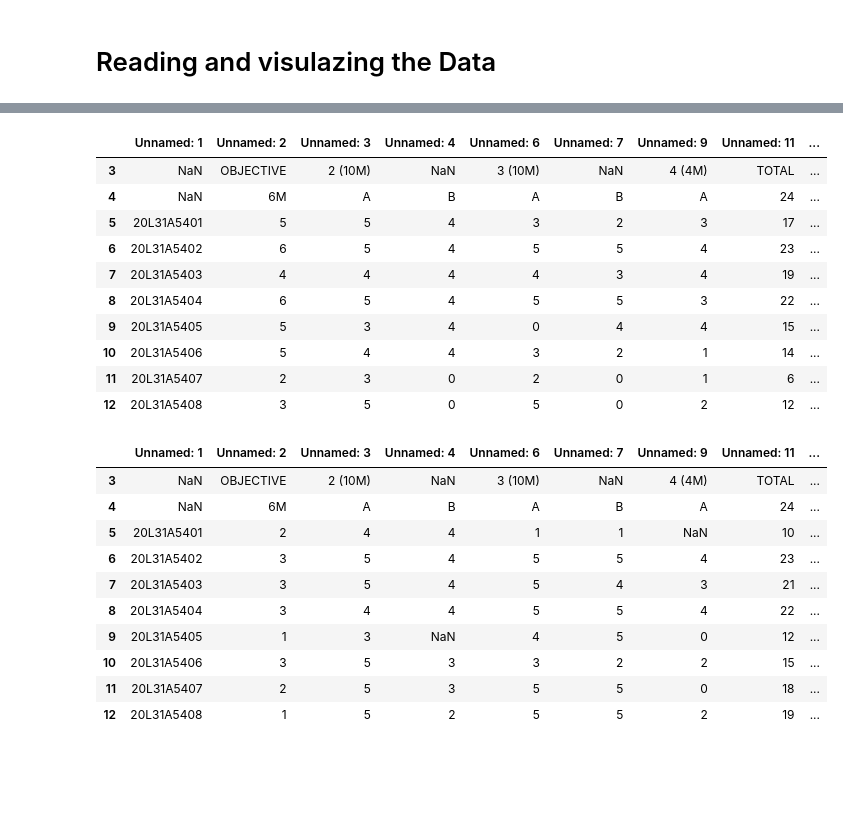
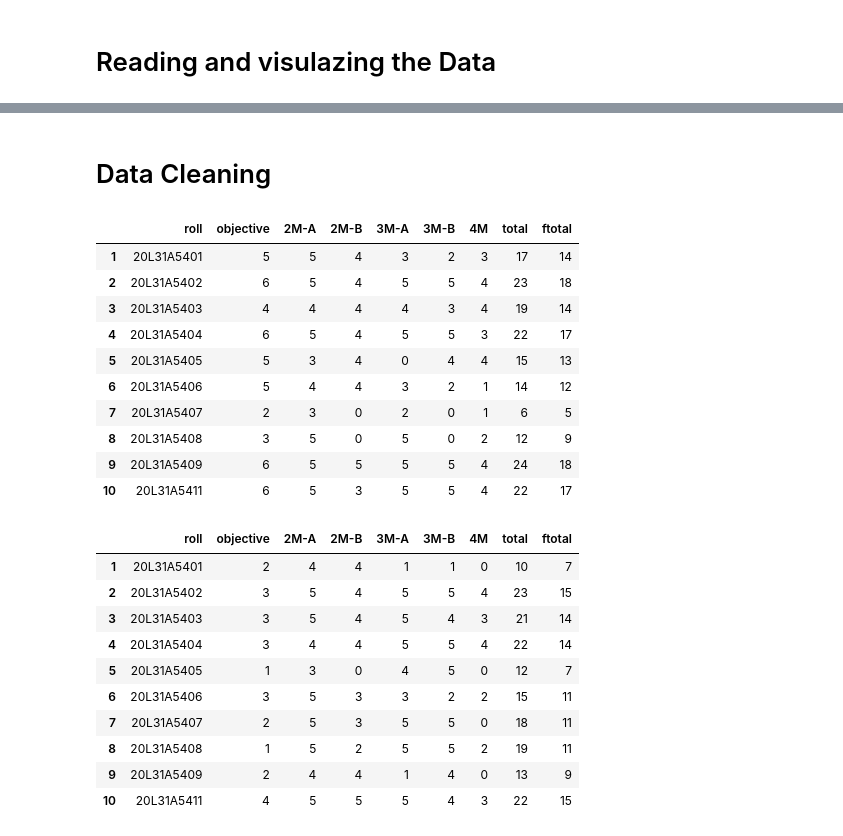
Before and after one commit to sasivatsal7122/Student-Marks-yonolesees-VIIT, a Jupyter notebook: yonolsees.ipynb, the cells around one changed output, grey strips where cells are left out. Drawn from its saved outputs; the diff is of its cells as text; code cells hidden in the pictures; blank space fills up the shorter version.

```diff
--- a/yonolsees.ipynb
+++ b/yonolsees.ipynb
@@ -66,46 +66,68 @@ sds.head(10)
 | 7 | 5 | 20L31A5405 | 6 | 4 | NaN | NaN | NaN | ... |
 | 8 | 6 | 20L31A5406 | 8 | 9 | NaN | NaN | NaN | ... |
 | 9 | 7 | 20L31A5407 | A | 6 | NaN | NaN | NaN | ... |
+# %% [markdown]
+# Data Cleaning
 # %%
-python.drop(labels=[0,1,2], axis=0,inplace=True)
+python.drop(labels=[0,1,2,3,4], axis=0,inplace=True)
+# dropping unnessary rows
 python.drop(["VIGNAN'S INSTITUTE OF INFORMATION TECHNOLOGY (AUTONOMOUS) : VISAKHAPATNAM",'Unnamed: 5','Unnamed: 8','Unnamed: 10','Unnamed: 13'], axis=1,inplace=True)
+# renaming cols
+python.columns = ['roll','objective','2M-A','2M-B','3M-A','3M-B','4M','total','ftotal']
+# resetting the index
+python.reset_index(inplace = True)
+python.index+=1
+# dropping previous index
+python.drop(['index'], axis=1,inplace=True)
+python.fillna(value=0, inplace=True)
 
-dms.drop(labels=[0,1,2], axis=0,inplace=True)
+
+dms.drop(labels=[0,1,2,3,4], axis=0,inplace=True)
 dms.drop(["VIGNAN'S INSTITUTE OF INFORMATION TECHNOLOGY (AUTONOMOUS) : VISAKHAPATNAM",'Unnamed: 5','Unnamed: 8','Unnamed: 10','Unnamed: 13'], axis=1,inplace=True)
+dms.columns = ['roll','objective','2M-A','2M-B','3M-A','3M-B','4M','total','ftotal']
+dms.reset_index(inplace = True)
+dms.index+=1
+dms.drop(['index'], axis=1,inplace=True)
 
-se.drop(labels=[0,1,2], axis=0,inplace=True)
+
+se.drop(labels=[0,1,2,3,4], axis=0,inplace=True)
 se.drop(["VIGNAN'S INSTITUTE OF INFORMATION TECHNOLOGY (AUTONOMOUS) : VISAKHAPATNAM",'Unnamed: 5','Unnamed: 8','Unnamed: 10','Unnamed: 13'], axis=1,inplace=True)
+se.columns = ['roll','objective','2M-A','2M-B','3M-A','3M-B','4M','total','ftotal']
+se.reset_index(inplace = True)
+se.index+=1
+se.drop(['index'], axis=1,inplace=True)
 
 # sds.drop(labels=[0,1,2], axis=0,inplace=True)
 # sds.drop(["VIGNAN'S INSTITUTE OF INFORMATION TECHNOLOGY (AUTONOMOUS) : VISAKHAPATNAM",'Unnamed: 5','Unnamed: 8','Unnamed: 10','Unnamed: 13'], axis=1,inplace=True)
 # sds.reset_index()
 # %%
+python.set_index("roll")
 python.head(10)
 # %% [output]
-|  | Unnamed: 1 | Unnamed: 2 | Unnamed: 3 | Unnamed: 4 | Unnamed: 6 | Unnamed: 7 | Unnamed: 9 | Unnamed: 11 | ... |
-| 3 | NaN | OBJECTIVE | 2 (10M) | NaN | 3 (10M) | NaN | 4 (4M) | TOTAL | ... |
-| 4 | NaN | 6M | A | B | A | B | A | 24 | ... |
-| 5 | 20L31A5401 | 5 | 5 | 4 | 3 | 2 | 3 | 17 | ... |
-| 6 | 20L31A5402 | 6 | 5 | 4 | 5 | 5 | 4 | 23 | ... |
-| 7 | 20L31A5403 | 4 | 4 | 4 | 4 | 3 | 4 | 19 | ... |
-| 8 | 20L31A5404 | 6 | 5 | 4 | 5 | 5 | 3 | 22 | ... |
-| 9 | 20L31A5405 | 5 | 3 | 4 | 0 | 4 | 4 | 15 | ... |
-| 10 | 20L31A5406 | 5 | 4 | 4 | 3 | 2 | 1 | 14 | ... |
-| 11 | 20L31A5407 | 2 | 3 | 0 | 2 | 0 | 1 | 6 | ... |
-| 12 | 20L31A5408 | 3 | 5 | 0 | 5 | 0 | 2 | 12 | ... |
+|  | roll | objective | 2M-A | 2M-B | 3M-A | 3M-B | 4M | total | ftotal |
+| 1 | 20L31A5401 | 5 | 5 | 4 | 3 | 2 | 3 | 17 | 14 |
+| 2 | 20L31A5402 | 6 | 5 | 4 | 5 | 5 | 4 | 23 | 18 |
+| 3 | 20L31A5403 | 4 | 4 | 4 | 4 | 3 | 4 | 19 | 14 |
+| 4 | 20L31A5404 | 6 | 5 | 4 | 5 | 5 | 3 | 22 | 17 |
+| 5 | 20L31A5405 | 5 | 3 | 4 | 0 | 4 | 4 | 15 | 13 |
+| 6 | 20L31A5406 | 5 | 4 | 4 | 3 | 2 | 1 | 14 | 12 |
+| 7 | 20L31A5407 | 2 | 3 | 0 | 2 | 0 | 1 | 6 | 5 |
+| 8 | 20L31A5408 | 3 | 5 | 0 | 5 | 0 | 2 | 12 | 9 |
+| 9 | 20L31A5409 | 6 | 5 | 5 | 5 | 5 | 4 | 24 | 18 |
+| 10 | 20L31A5411 | 6 | 5 | 3 | 5 | 5 | 4 | 22 | 17 |
 # %%
 se.head(10)
 # %% [output]
-|  | Unnamed: 1 | Unnamed: 2 | Unnamed: 3 | Unnamed: 4 | Unnamed: 6 | Unnamed: 7 | Unnamed: 9 | Unnamed: 11 | ... |
-| 3 | NaN | OBJECTIVE | 2 (10M) | NaN | 3 (10M) | NaN | 4 (4M) | TOTAL | ... |
-| 4 | NaN | 6M | A | B | A | B | A | 24 | ... |
-| 5 | 20L31A5401 | 2 | 4 | 4 | 1 | 1 | NaN | 10 | ... |
-| 6 | 20L31A5402 | 3 | 5 | 4 | 5 | 5 | 4 | 23 | ... |
-| 7 | 20L31A5403 | 3 | 5 | 4 | 5 | 4 | 3 | 21 | ... |
-| 8 | 20L31A5404 | 3 | 4 | 4 | 5 | 5 | 4 | 22 | ... |
-| 9 | 20L31A5405 | 1 | 3 | NaN | 4 | 5 | 0 | 12 | ... |
-| 10 | 20L31A5406 | 3 | 5 | 3 | 3 | 2 | 2 | 15 | ... |
-| 11 | 20L31A5407 | 2 | 5 | 3 | 5 | 5 | 0 | 18 | ... |
-| 12 | 20L31A5408 | 1 | 5 | 2 | 5 | 5 | 2 | 19 | ... |
+|  | roll | objective | 2M-A | 2M-B | 3M-A | 3M-B | 4M | total | ftotal |
+| 1 | 20L31A5401 | 2 | 4 | 4 | 1 | 1 | 0 | 10 | 7 |
+| 2 | 20L31A5402 | 3 | 5 | 4 | 5 | 5 | 4 | 23 | 15 |
+| 3 | 20L31A5403 | 3 | 5 | 4 | 5 | 4 | 3 | 21 | 14 |
+| 4 | 20L31A5404 | 3 | 4 | 4 | 5 | 5 | 4 | 22 | 14 |
+| 5 | 20L31A5405 | 1 | 3 | 0 | 4 | 5 | 0 | 12 | 7 |
+| 6 | 20L31A5406 | 3 | 5 | 3 | 3 | 2 | 2 | 15 | 11 |
+| 7 | 20L31A5407 | 2 | 5 | 3 | 5 | 5 | 0 | 18 | 11 |
+| 8 | 20L31A5408 | 1 | 5 | 2 | 5 | 5 | 2 | 19 | 11 |
+| 9 | 20L31A5409 | 2 | 4 | 4 | 1 | 4 | 0 | 13 | 9 |
+| 10 | 20L31A5411 | 4 | 5 | 5 | 5 | 4 | 3 | 22 | 15 |
 # %%
 dms.head(10)
```
Also changed, not shown: parts of 1 cell of this notebook.
